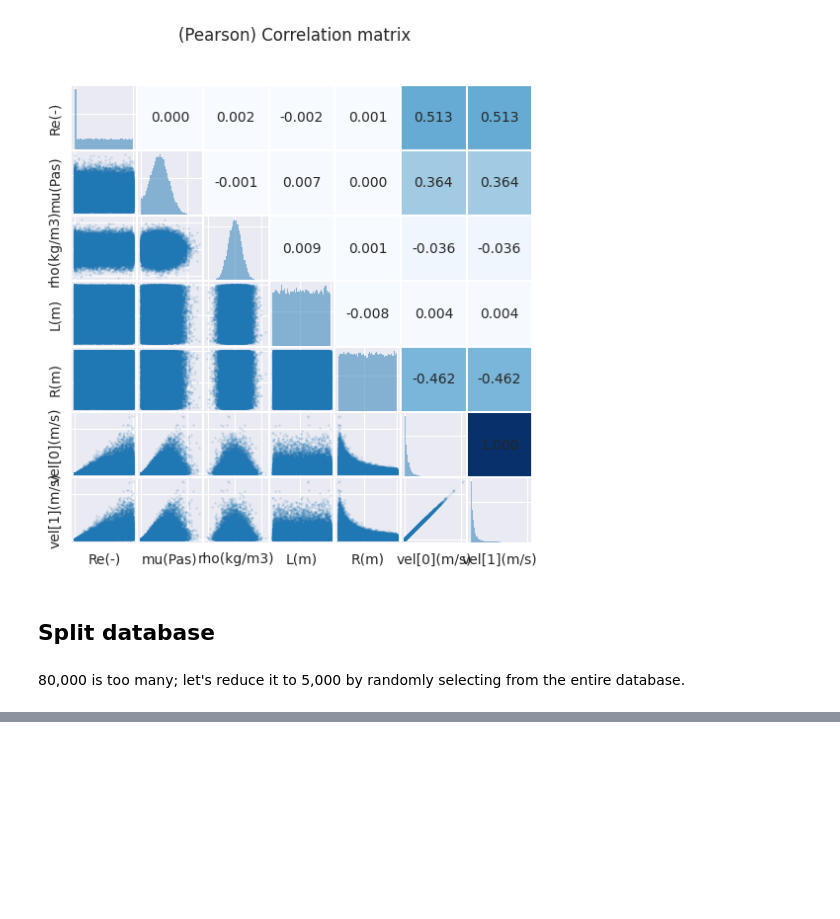
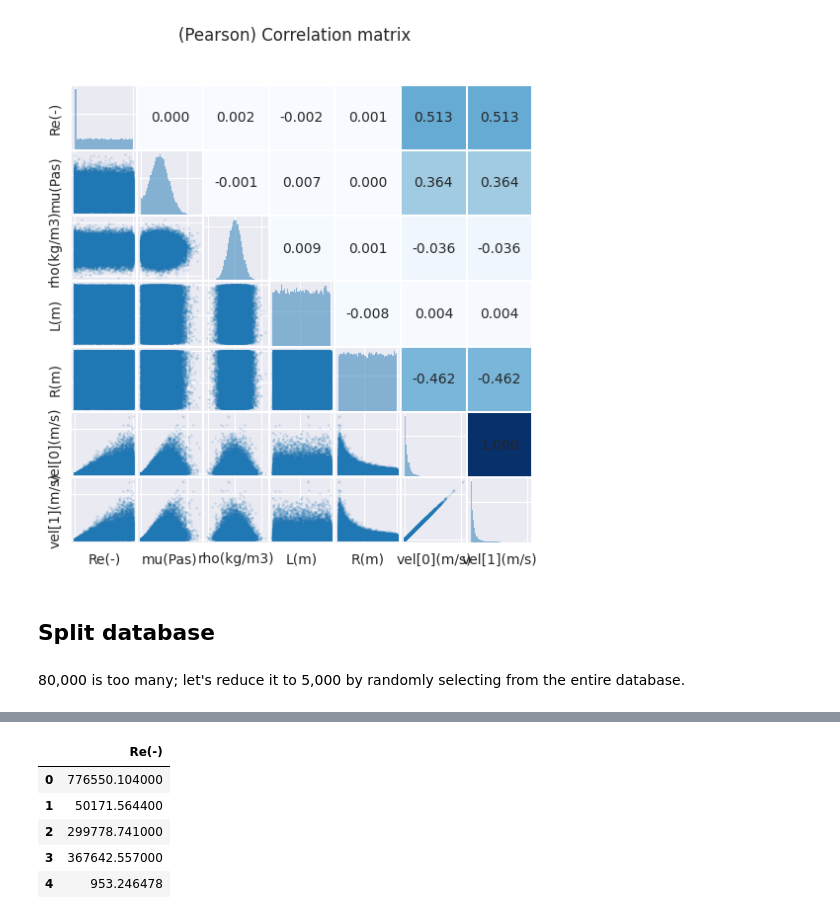
Before and after one commit to paolodeangelis/Sistemi_a_combustione, a Jupyter notebook: 2-NN_Reynolds.ipynb, the cells around one changed output, grey strips where cells are left out. Drawn from its saved outputs; the diff is of its cells as text; code cells hidden in the pictures; blank space fills up the shorter version.

```diff
--- a/2-NN_Reynolds.ipynb
+++ b/2-NN_Reynolds.ipynb
@@ -159,0 +183,9 @@ a = data_v.iloc[indx, 0]
+# %%
+label.head()
+# %% [output]
+|  | Re(-) |
+| 0 | 776550.104000 |
+| 1 | 50171.564400 |
+| 2 | 299778.741000 |
+| 3 | 367642.557000 |
+| 4 | 953.246478 |
```
Also changed, not shown: parts of 14 cells of this notebook.
